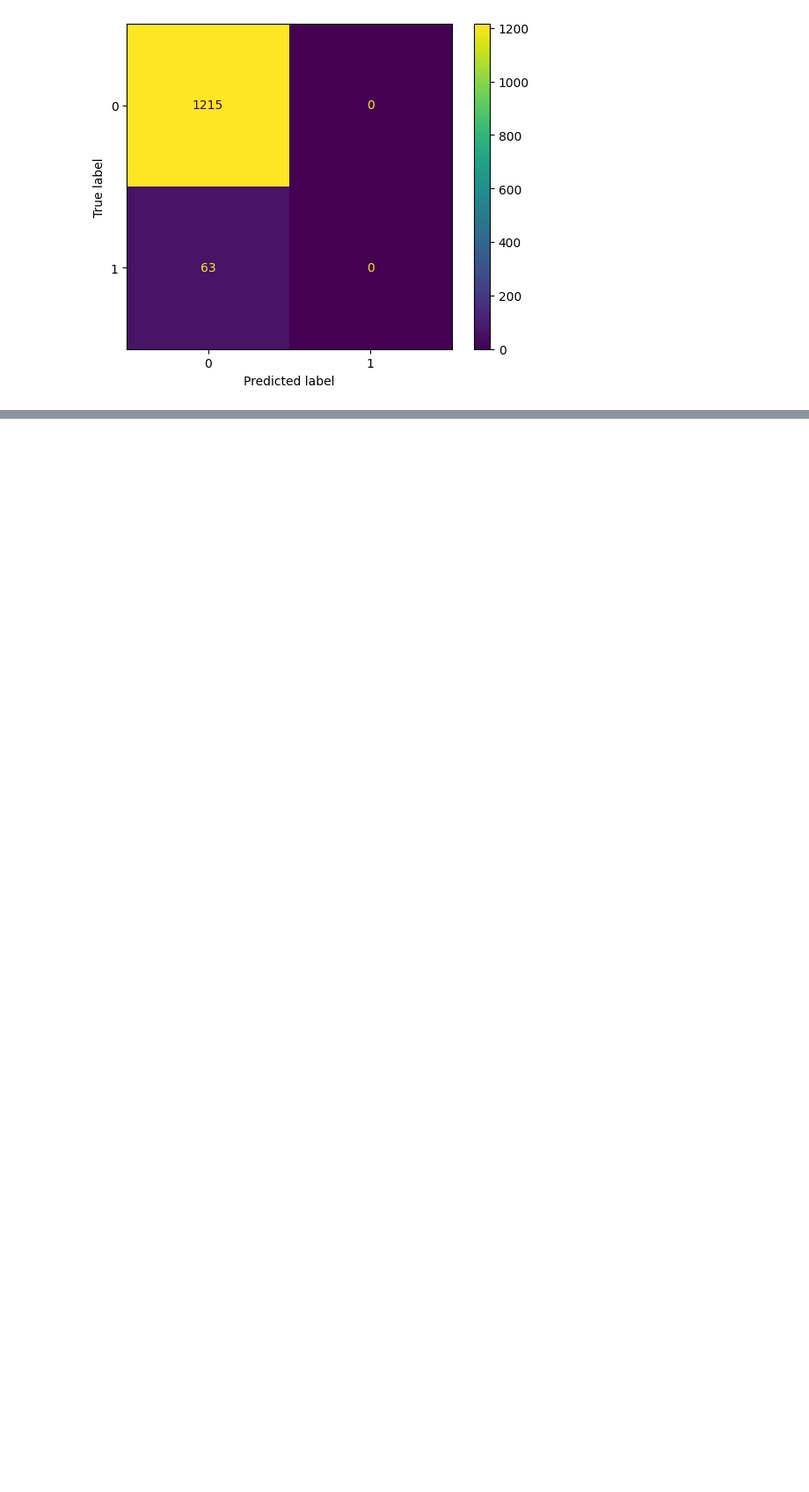
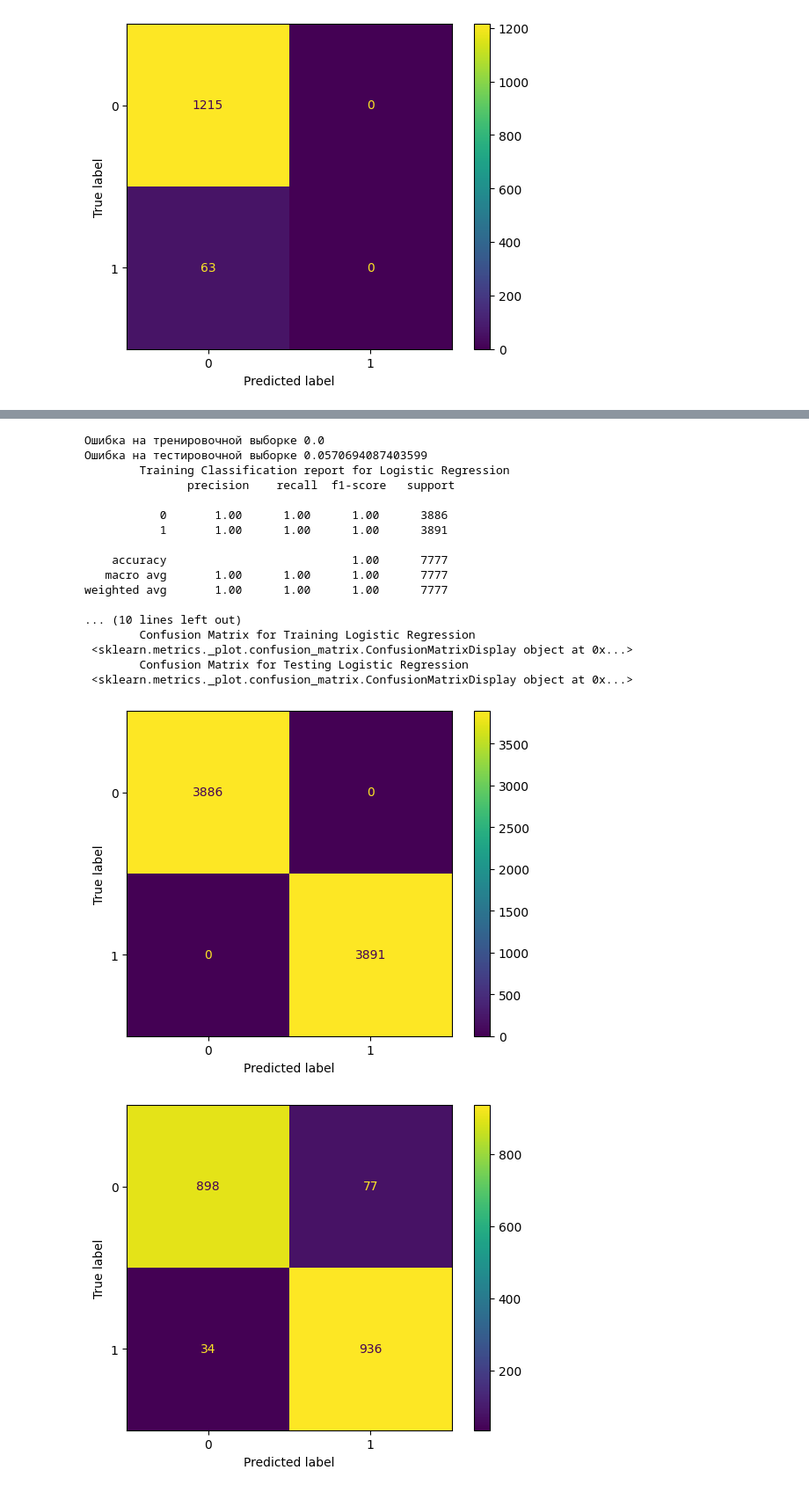
Before and after one commit to AlexanderOfficial/ML_Krainev_2023, a Jupyter notebook: stroke-ml.ipynb, the cells around one changed output, grey strips where cells are left out. Shown at 88% size. Drawn from its saved outputs; the diff is of its cells as text; code cells hidden in the pictures; blank space fills up the shorter version.

Commit message:
SMOTE

```diff
--- a/stroke-ml.ipynb
+++ b/stroke-ml.ipynb
@@ -562,0 +585,3 @@ weighted avg       0.91      0.95      0.93      3832
+# %%
+smote = SMOTE(sampling_strategy='auto', random_state=np.random.randint(100), k_neighbors=5, n_jobs=-1)
+x,y = smote.fit_resample(x,y)
@@ -562,0 +590,49 @@ weighted avg       0.91      0.95      0.93      3832
+# %%
+X_train, X_test, y_train, y_test = train_test_split(x, y, test_size = 0.20, random_state = 42)
+
+model=RandomForestClassifier(n_estimators=50, n_jobs=1)
+model.fit(X_train,y_train)
+
+y_pred=model.predict(X_test)
+# print("Accuracy score: %.3f"%accuracy_score(y_test,y_pred))
+# print("Precision score: %.3f"%precision_score(y_test,y_pred, average = 'macro'))
+# print("Recall score: %.3f"%recall_score(y_test,y_pred, average = 'macro'))
+
+y_train_pred = model.predict(X_train)
+# print("Accuracy score: %.3f"%accuracy_score(y_train, y_train_pred))
+# print("Accuracy score: %.3f"%accuracy_score(y_test,y_pred))
+
+# y_true = y_test
+# mod = confusion_matrix(y_true,y_pred)
+# sbn.heatmap(mod,annot=True,cmap='coolwarm', fmt='d')
+
+err_test  = np.mean(y_test  != y_pred)
+err_train  = np.mean(y_train != y_train_pred)
+print('Ошибка на тренировочной выборке', err_train)
+print('Ошибка на тестировочной выборке', err_test)
+
+print('        Training Classification report for Logistic Regression \n',classification_report(y_train,y_train_pred))
+print('        Testing Classification Report for Logistion Regression \n',classification_report(y_test,y_pred))
+
+print('        Confusion Matrix for Training Logistic Regression \n',ConfusionMatrixDisplay.from_estimator(model,X_train,y_train))
+print('        Confusion Matrix for Testing Logistic Regression \n',ConfusionMatrixDisplay.from_estimator(model,X_test,y_test))
+# %% [output]
+Ошибка на тренировочной выборке 0.0
+Ошибка на тестировочной выборке 0.0570694087403599
+        Training Classification report for Logistic Regression
+               precision    recall  f1-score   support
+
+           0       1.00      1.00      1.00      3886
+           1       1.00      1.00      1.00      3891
+
+    accuracy                           1.00      7777
+   macro avg       1.00      1.00      1.00      7777
+weighted avg       1.00      1.00      1.00      7777
+
+... (10 lines left out)
+        Confusion Matrix for Training Logistic Regression
+ <sklearn.metrics._plot.confusion_matrix.ConfusionMatrixDisplay object at 0x...>
+        Confusion Matrix for Testing Logistic Regression
+ <sklearn.metrics._plot.confusion_matrix.ConfusionMatrixDisplay object at 0x...>
+[figure, added]
+[figure, added]
```
Also changed, not shown: parts of 21 cells of this notebook.
